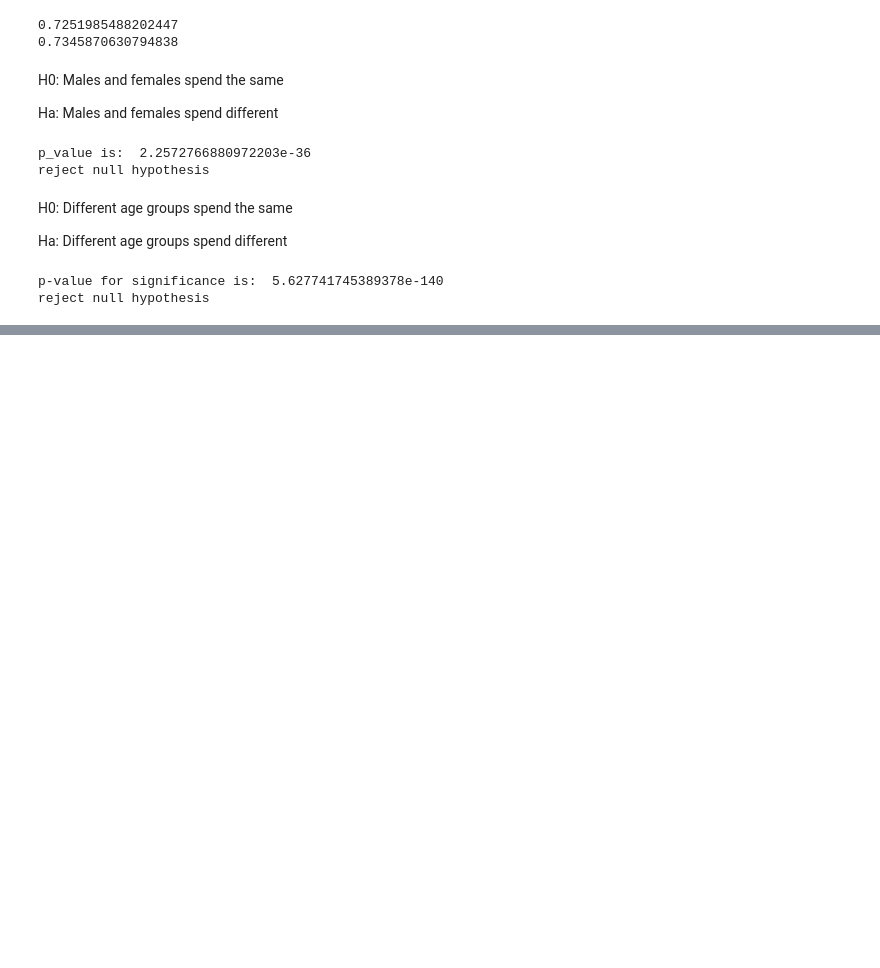
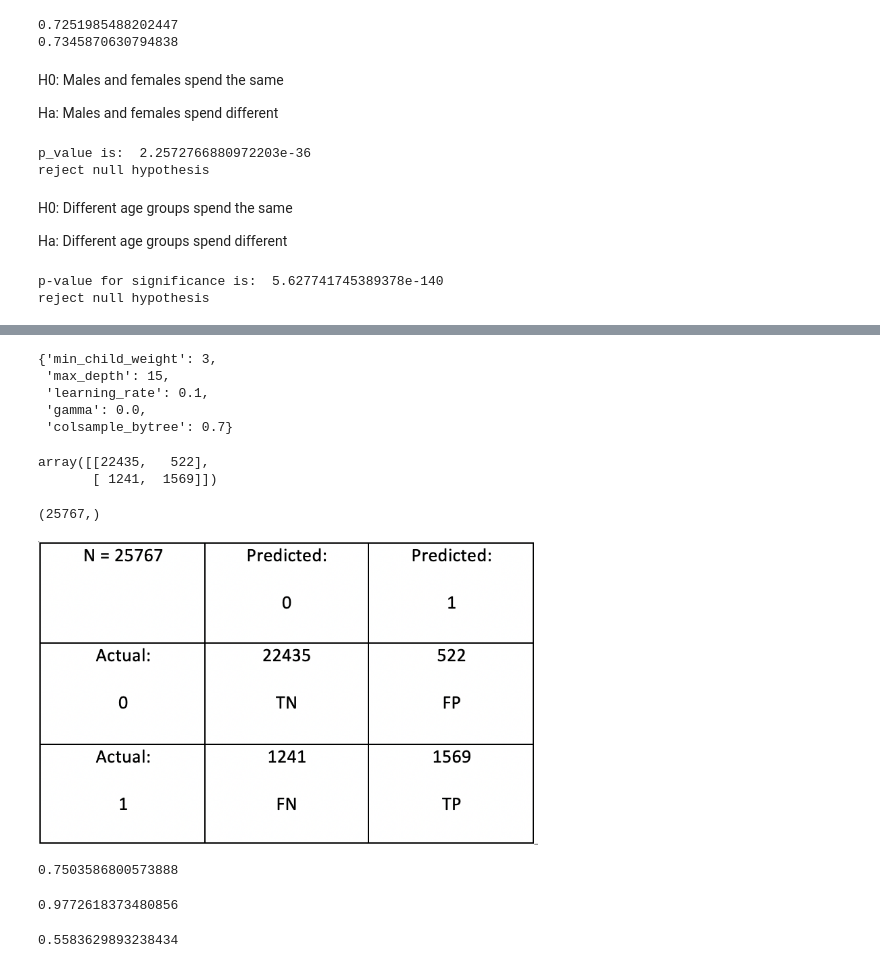
Before and after one commit to runnerup67/SpringboardDSC, a Jupyter notebook: London_Toursim.ipynb, the cells around one changed output, grey strips where cells are left out. Drawn from its saved outputs; the diff is of its cells as text; code cells hidden in the pictures; blank space fills up the shorter version.

```diff
--- a/London_Toursim.ipynb
+++ b/London_Toursim.ipynb
@@ -438,0 +666,18 @@ reject null hypothesis
+# %%
+xgb_random.best_params_
+# %% [output]
+{'min_child_weight': 3,
+ 'max_depth': 15,
+ 'learning_rate': 0.1,
+ 'gamma': 0.0,
+ 'colsample_bytree': 0.7}
+# %%
+matrix = metrics.confusion_matrix(y_test, pred)
+matrix
+# %% [output]
+array([[22435,   522],
+       [ 1241,  1569]])
+# %%
+y_test.shape
+# %% [output]
+(25767,)
@@ -438,0 +689,19 @@ reject null hypothesis
+# %%
+Image(filename= "/Users/azarnajafli/Pictures/Screenshots/Screen Shot 2020-05-11 at 2.02.16 AM.png", width = 500, height = 500)
+# %% [output]
+[figure, added]
+# %%
+precision = metrics.precision_score(y_test, pred)
+print(precision)
+# %% [output]
+0.7503586800573888
+# %%
+specifity = TN/(TN + FP)
+print(specifity)
+# %% [output]
+0.9772618373480856
+# %%
+recall = metrics.recall_score(y_test, pred)
+print(recall)
+# %% [output]
+0.5583629893238434
```
Also changed, not shown: parts of 77 cells of this notebook.
